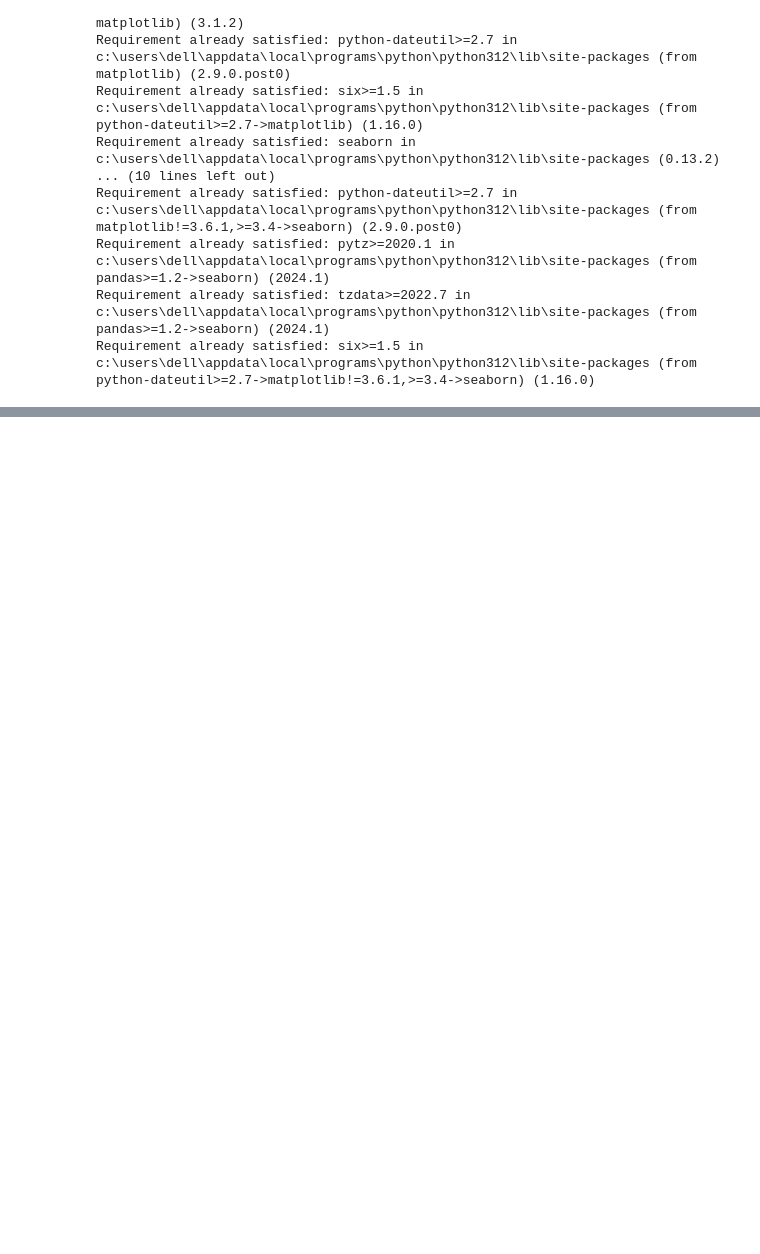
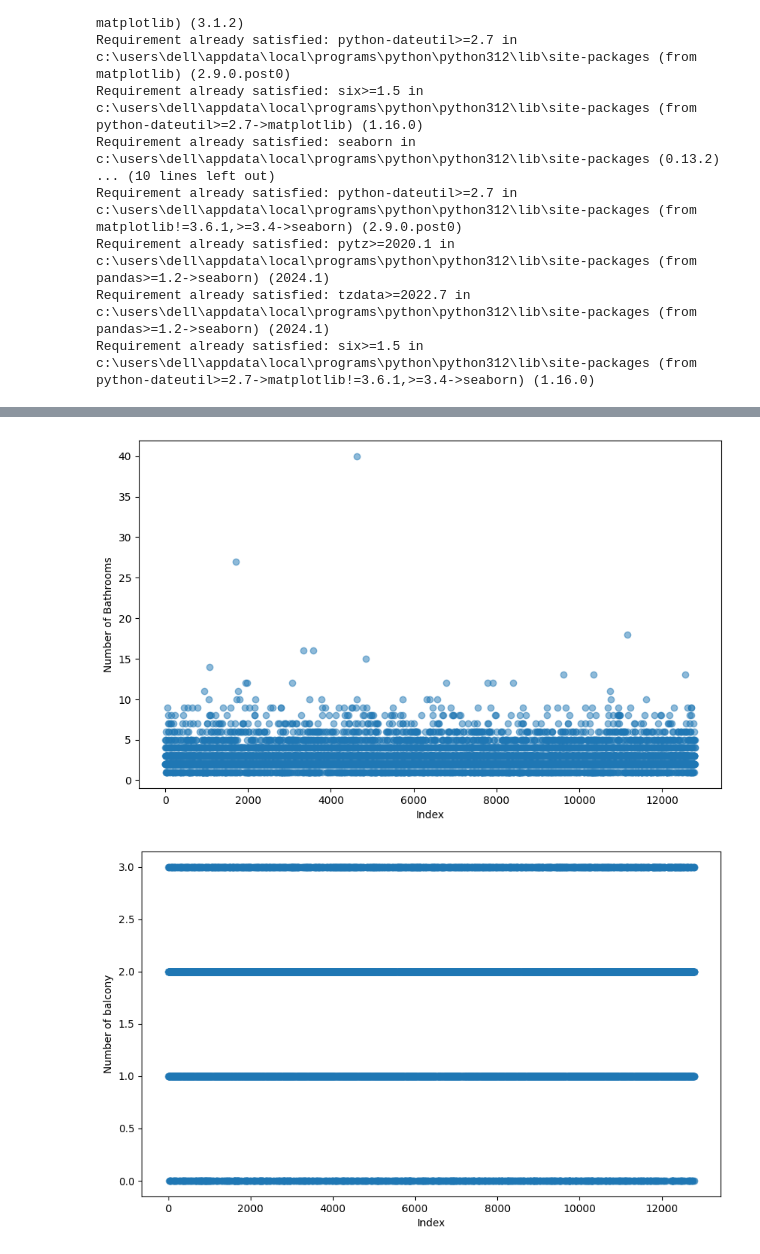
Before and after one commit to khawlabel/projet_Ml, a Jupyter notebook: projet_Ml.ipynb, the cells around one changed output, grey strips where cells are left out. Cells and saved outputs as stored; diff of their text form; code cells hidden in the pictures; blank space fills up the shorter version.

```diff
--- a/projet_Ml.ipynb
+++ b/projet_Ml.ipynb
@@ -58,0 +171,3 @@ OSError: [Errno 22] Invalid argument: '\u202aC:\\Users\\DELL\\Desktop\\projet_Ml
+# %%
+
+data.drop_duplicates(inplace=True)
@@ -58,0 +182,2 @@ OSError: [Errno 22] Invalid argument: '\u202aC:\\Users\\DELL\\Desktop\\projet_Ml
+# %%
+data=data.drop(['society'],axis=1)
@@ -58,0 +195,7 @@ OSError: [Errno 22] Invalid argument: '\u202aC:\\Users\\DELL\\Desktop\\projet_Ml
+# %%
+data['size'] = data['size'].fillna('2 BHK')
+data['bath'] = data['bath'].fillna(data['bath'].median())
+data['balcony'] = data['balcony'].fillna(data['balcony'].median())
+# %%
+mode_location = data['location'].mode()[0]
+data['location'].fillna(mode_location, inplace=True)
@@ -58,0 +241,17 @@ OSError: [Errno 22] Invalid argument: '\u202aC:\\Users\\DELL\\Desktop\\projet_Ml
+# %%
+
+
+plt.figure(figsize=(10, 6))
+plt.scatter(range(len(data['bath'])), data['bath'], alpha=0.5)
+plt.xlabel('Index')  # Ajout d'un libellé pour l'axe des abscisses (x-axis)
+plt.ylabel('Number of Bathrooms')  # Ajout d'un libellé pour l'axe des ordonnées (y-axis)
+plt.show()
+
+plt.figure(figsize=(10, 6))
+plt.scatter(range(len(data['balcony'])), data['balcony'], alpha=0.5)
+plt.xlabel('Index')  # Ajout d'un libellé pour l'axe des abscisses (x-axis)
+plt.ylabel('Number of balcony')  # Ajout d'un libellé pour l'axe des ordonnées (y-axis)
+plt.show()
+# %% [output]
+[figure, added]
+[figure, added]
```
Also changed, not shown: parts of 30 cells of this notebook.
